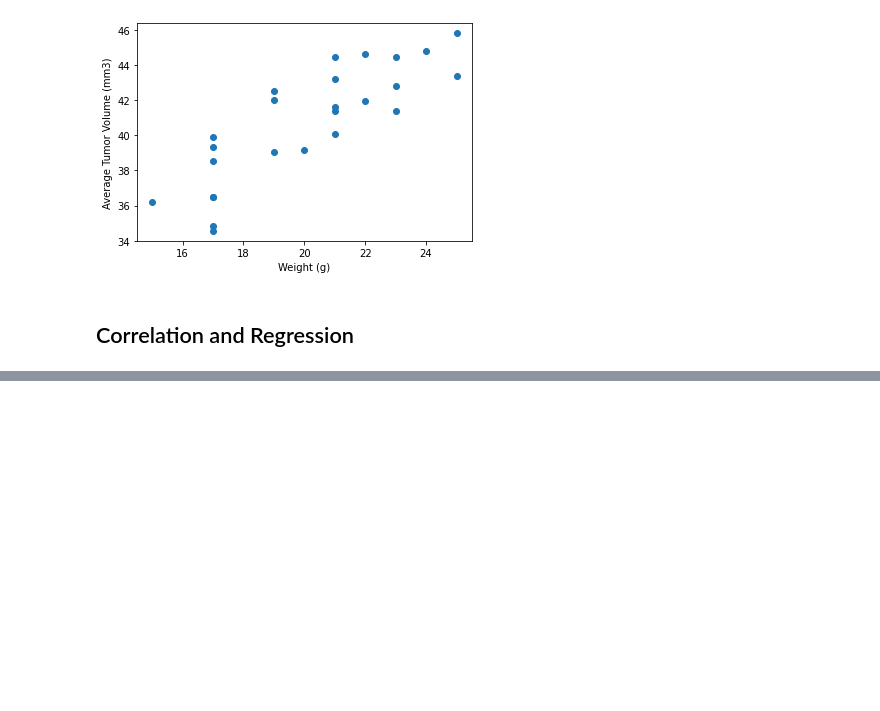
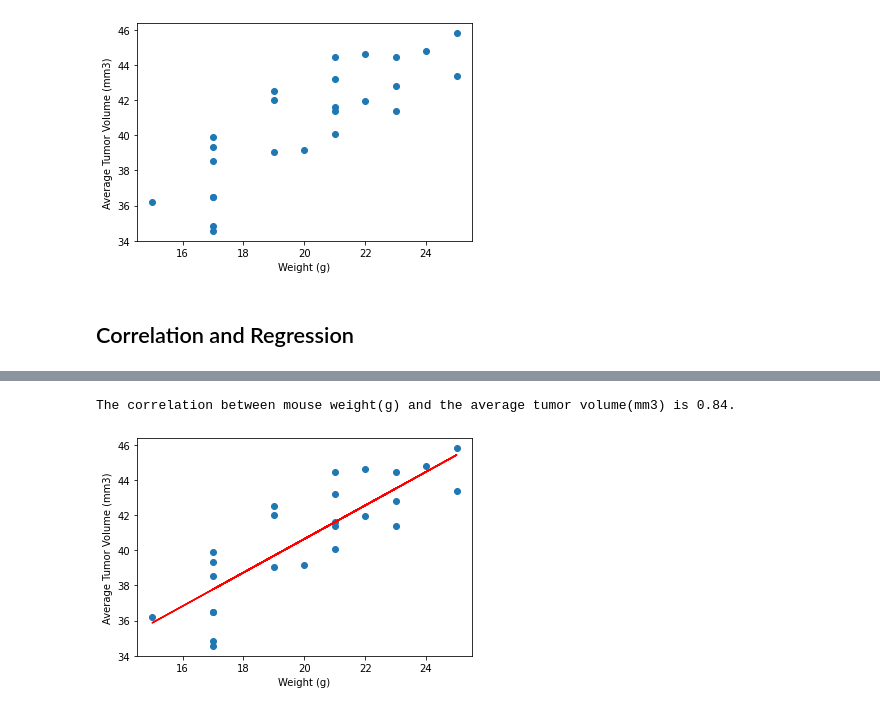
Before and after one commit to MrMrRPG/matplotlib_challenge, a Jupyter notebook: Pymaceuticals/pymaceuticals_starter.ipynb, the cells around one changed output, grey strips where cells are left out. Saved outputs shown, nothing was run; the diff lists cells and outputs as text; code cells hidden in the pictures; blank space fills up the shorter version.

```diff
--- a/Pymaceuticals/pymaceuticals_starter.ipynb
+++ b/Pymaceuticals/pymaceuticals_starter.ipynb
@@ -331,0 +334,27 @@ The correlation between mouse weight and the average tumor volume is 0.84
+# %%
+# Calculate the correlation coefficient and linear regression model
+# for mouse weight and average tumor volume for the Capomulin regimen
+
+# defining variables for regression
+x = cap_mean_mice_weight
+y = cap_mean_tum_vol
+
+(slope, intercept, rvalue, pvalue, stderr) = linregress(x, y)
+
+regress_values = x * slope + intercept
+
+# printing the r value
+print(f"The correlation between mouse weight(g) and the average tumor volume(mm3) is {round(rvalue, 2)}.")
+
+# plot
+plt.scatter(cap_mean_mice_weight, cap_mean_tum_vol)
+
+plt.plot(x, regress_values, "r-")
+
+plt.xlabel("Weight (g)")
+plt.ylabel("Average Tumor Volume (mm3)")
+
+plt.show()
+# %% [output]
+The correlation between mouse weight(g) and the average tumor volume(mm3) is 0.84.
+[figure, added]
```
Also changed, not shown: parts of 5 cells of this notebook.
